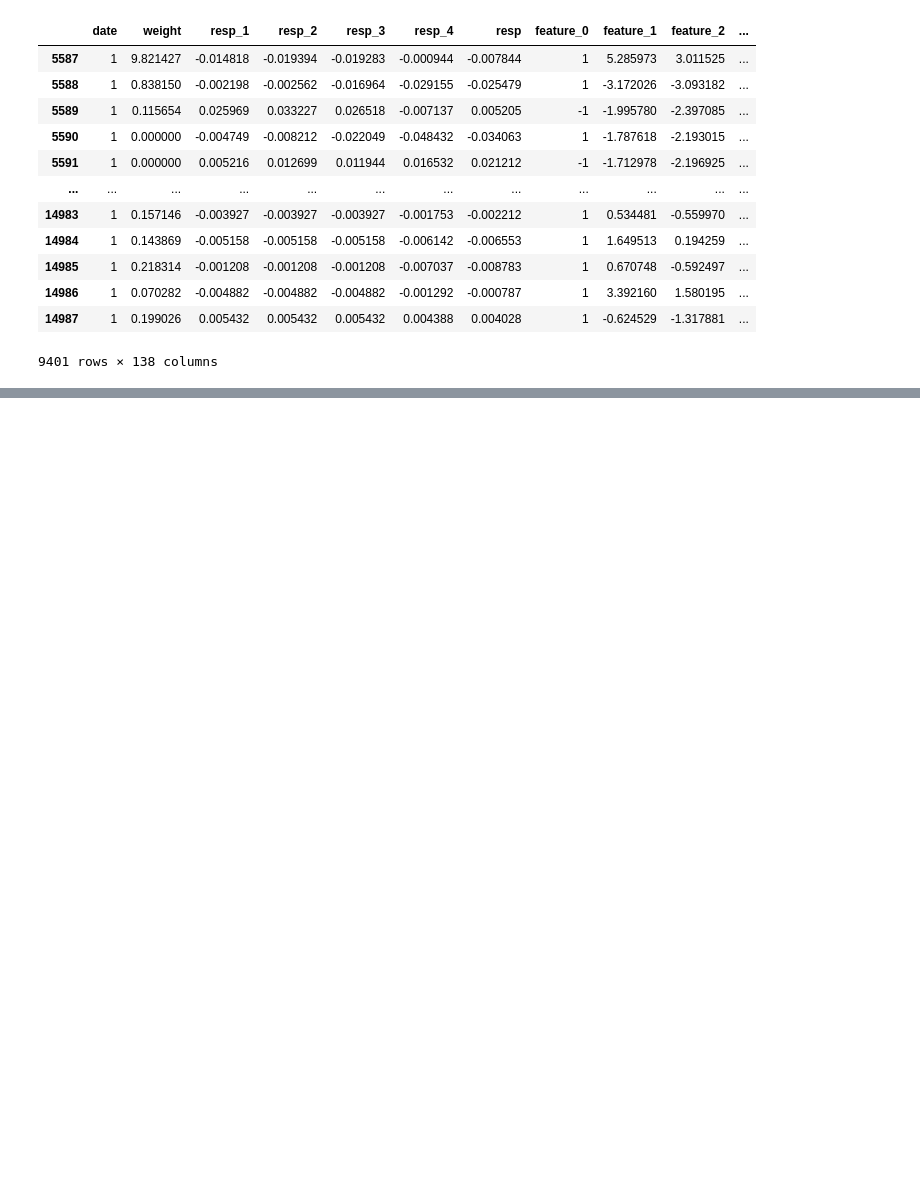
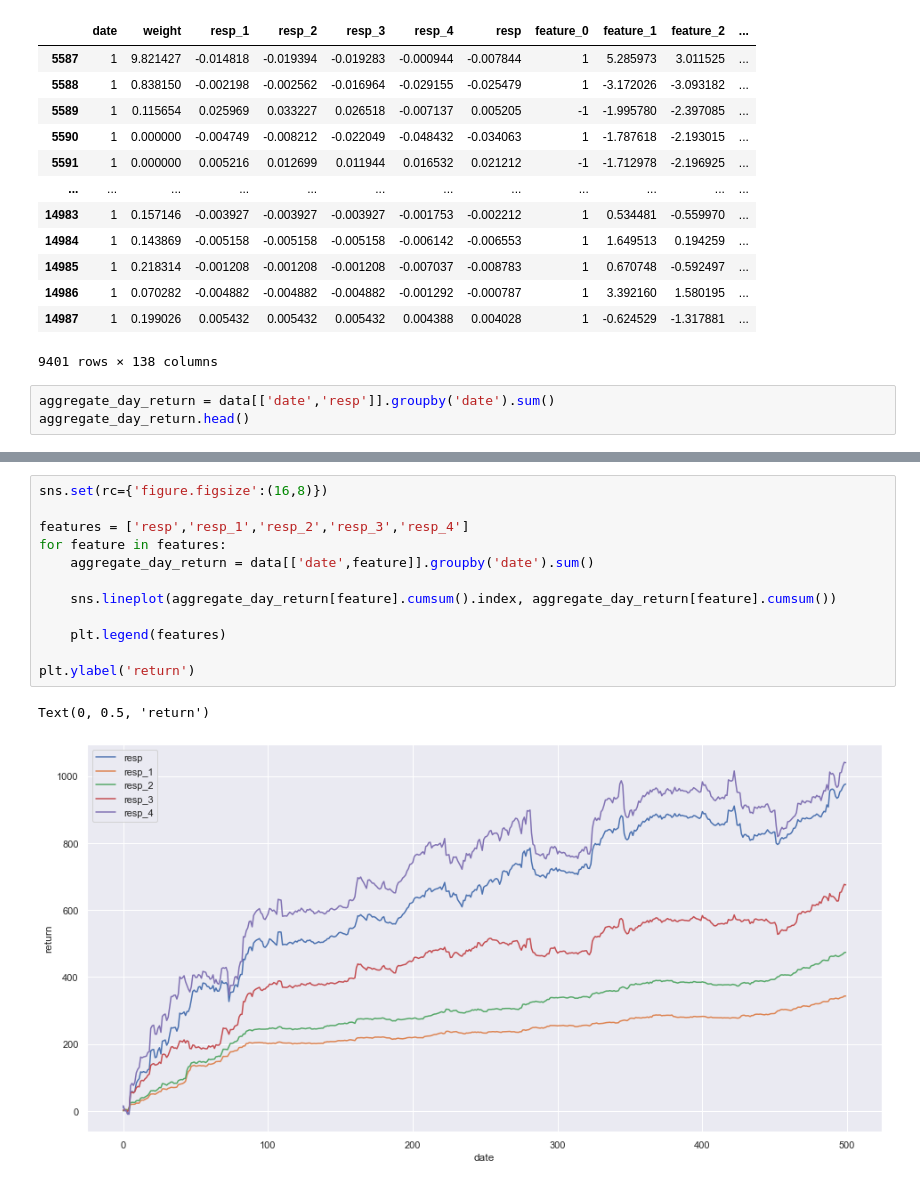
Before and after one commit to rmei97/market_preds, a Jupyter notebook: eda.ipynb, the cells around one changed output, grey strips where cells are left out. Saved outputs shown, nothing was run; the diff lists cells and outputs as text; blank space fills up the shorter version.

```diff
--- a/eda.ipynb
+++ b/eda.ipynb
@@ -314,3 +303,6 @@ data[data['date'] == 1]
 | 14986 | 1 | 0.070282 | -0.004882 | -0.004882 | -0.004882 | -0.001292 | -0.000787 | 1 | 3.392160 | 1.580195 | ... |
 | 14987 | 1 | 0.199026 | 0.005432 | 0.005432 | 0.005432 | 0.004388 | 0.004028 | 1 | -0.624529 | -1.317881 | ... |
 9401 rows × 138 columns
+# %%
+aggregate_day_return = data[['date','resp']].groupby('date').sum()
+aggregate_day_return.head()
@@ -316,0 +317,15 @@ data[data['date'] == 1]
+# %%
+sns.set(rc={'figure.figsize':(16,8)})
+
+features = ['resp','resp_1','resp_2','resp_3','resp_4']
+for feature in features:
+    aggregate_day_return = data[['date',feature]].groupby('date').sum()
+
+    sns.lineplot(aggregate_day_return[feature].cumsum().index, aggregate_day_return[feature].cumsum())
+
+    plt.legend(features)
+
+plt.ylabel('return')
+# %% [output]
+Text(0, 0.5, 'return')
+[figure, added]
```
Also changed, not shown: parts of 4 cells of this notebook.
